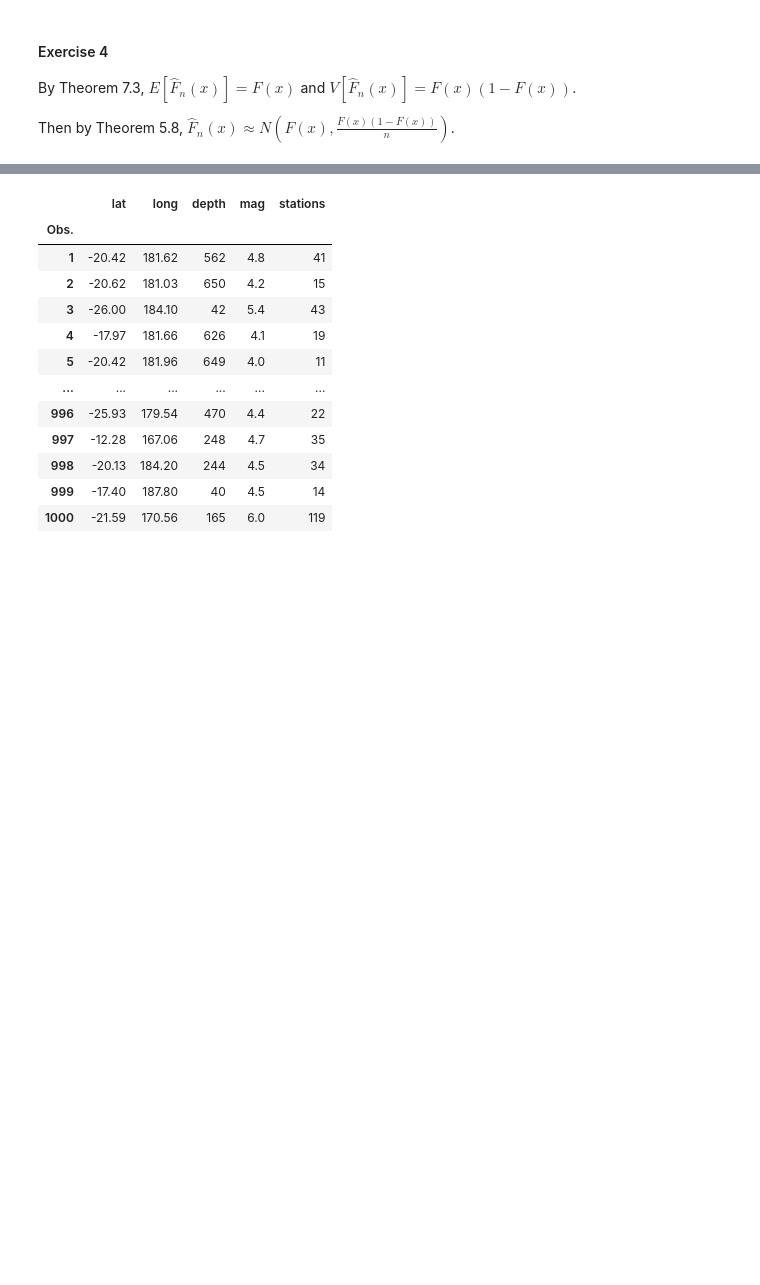
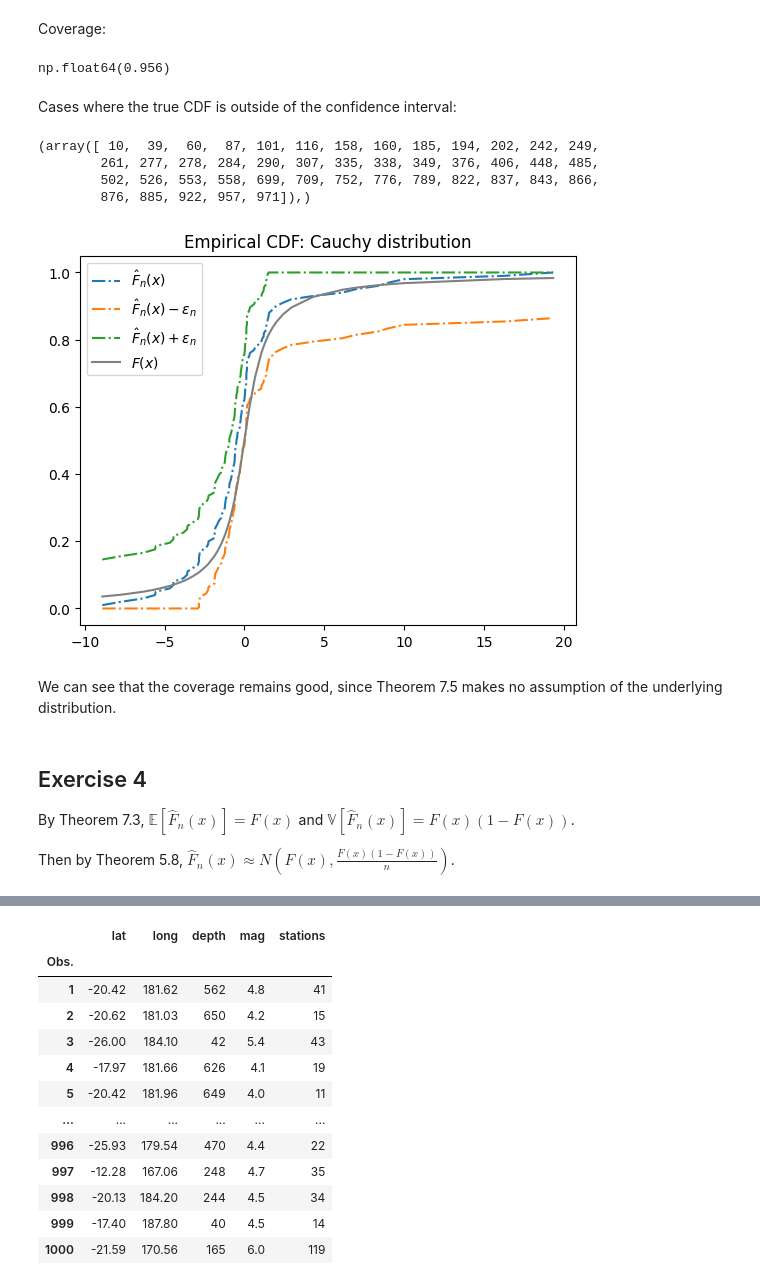
Before and after one commit to aglebov/all-of-statistics, a Jupyter notebook: ch07/exercises.ipynb, the cells around one changed output, grey strips where cells are left out. Saved outputs shown, nothing was run; the diff lists cells and outputs as text; code cells hidden in the pictures; blank space fills up the shorter version.

```diff
--- a/ch07/exercises.ipynb
+++ b/ch07/exercises.ipynb
@@ -58,0 +59,2 @@ $$\hat{p} - \hat{q} \pm z_{\alpha/2} \cdot \hat{\text{se}}_{\hat{p} - \hat{q}}.$
+# %%
+rng = np.random.default_rng(12345)
@@ -106,7 +118,35 @@ ax.legend();
+# %% [markdown]
+Coverage:
+# %%
+np.mean(contains)
+# %% [output]
+np.float64(0.956)
+# %% [markdown]
+Cases where the true CDF is outside of the confidence interval:
+# %%
+np.where(~contains)
+# %% [output]
+(array([ 10,  39,  60,  87, 101, 116, 158, 160, 185, 194, 202, 242, 249,
+        261, 277, 278, 284, 290, 307, 335, 338, 349, 376, 406, 448, 485,
+        502, 526, 553, 558, 699, 709, 752, 776, 789, 822, 837, 843, 866,
+        876, 885, 922, 957, 971]),)
+# %%
+idx = 10
+fig, ax = plt.subplots()
+ax.plot(sorted_x[idx], Fn, '-.', label='$\\hat{{F}}_n(x)$');
+ax.plot(sorted_x[idx], L, '-.', label='$\\hat{{F}}_n(x) - \\epsilon_n$');
+ax.plot(sorted_x[idx], U, '-.', label='$\\hat{{F}}_n(x) + \\epsilon_n$');
+ax.plot(sorted_x[idx], F[idx], '-', color='gray', label='$F(x)$');
+ax.set_title('Empirical CDF: Cauchy distribution');
+ax.legend();
+# %% [output]
+[figure, added]
+# %% [markdown]
+We can see that the coverage remains good, since Theorem 7.5 makes no assumption of the underlying distribution.
 # %% [markdown]
-#### Exercise 4
+## Exercise 4
 
-By Theorem 7.3, $E\left[\hat{F}_n(x)\right] = F(x)$ and $V\left[\hat{F}_n(x)\right] = F(x) (1-F(x))$.
+By Theorem 7.3, $\mathbb{E}\left[\hat{F}_n(x)\right] = F(x)$ and $\mathbb{V}\left[\hat{F}_n(x)\right] = F(x) (1-F(x))$.
 
 Then by Theorem 5.8, $\hat{F}_n(x) \approx N\left(F(x), \frac{F(x)(1-F(x))}{n}\right)$.
 # %% [markdown]
```
Also changed, not shown: parts of 54 cells of this notebook.
